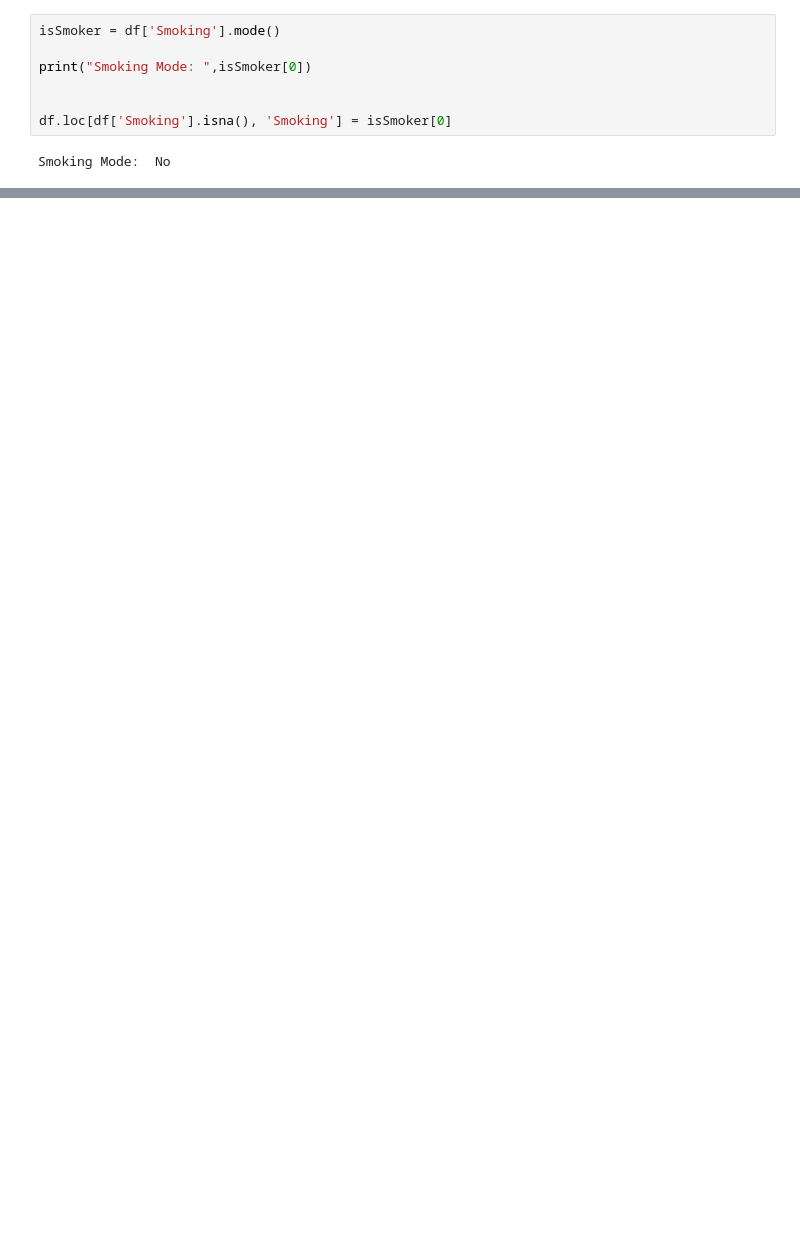
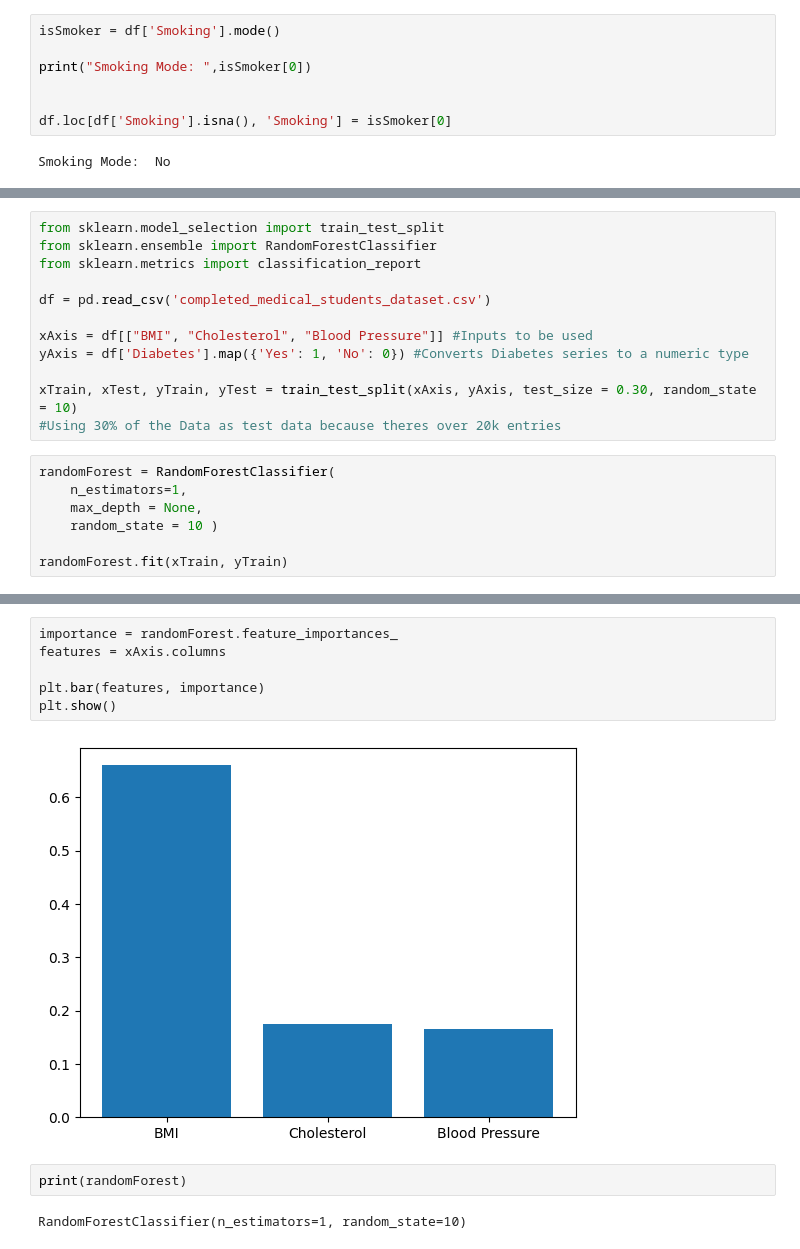
Before and after one commit to Ryan-Dunne/DataScience, a Jupyter notebook: DataPreprocessing.ipynb, the cells around one changed output, grey strips where cells are left out. Cells and saved outputs as stored; diff of their text form; blank space fills up the shorter version.

Commit message:
Progress on models

```diff
--- a/DataPreprocessing.ipynb
+++ b/DataPreprocessing.ipynb
@@ -232,0 +291,19 @@ df.to_csv("completed_medical_students_dataset.csv")
+# %%
+from sklearn.model_selection import train_test_split
+from sklearn.ensemble import RandomForestClassifier
+from sklearn.metrics import classification_report
+
+df = pd.read_csv('completed_medical_students_dataset.csv')
+
+xAxis = df[["BMI", "Cholesterol", "Blood Pressure"]] #Inputs to be used
+yAxis = df['Diabetes'].map({'Yes': 1, 'No': 0}) #Converts Diabetes series to a numeric type
+
+xTrain, xTest, yTrain, yTest = train_test_split(xAxis, yAxis, test_size = 0.30, random_state = 10)
+#Using 30% of the Data as test data because theres over 20k entries
+# %%
+randomForest = RandomForestClassifier(
+    n_estimators=1,
+    max_depth = None,
+    random_state = 10 )
+
+randomForest.fit(xTrain, yTrain)
@@ -232,0 +326,12 @@ df.to_csv("completed_medical_students_dataset.csv")
+# %%
+importance = randomForest.feature_importances_
+features = xAxis.columns
+
+plt.bar(features, importance)
+plt.show()
+# %% [output]
+[figure, added]
+# %%
+print(randomForest)
+# %% [output]
+RandomForestClassifier(n_estimators=1, random_state=10)
```
Also changed, not shown: parts of 26 cells of this notebook, 2 other files.
